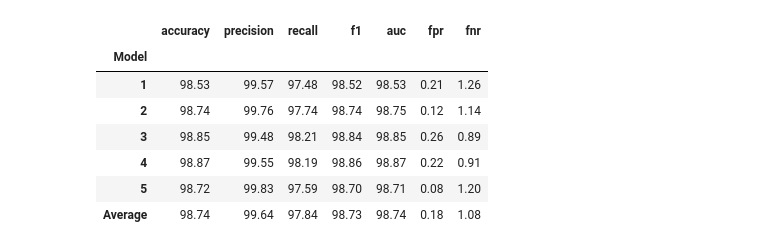
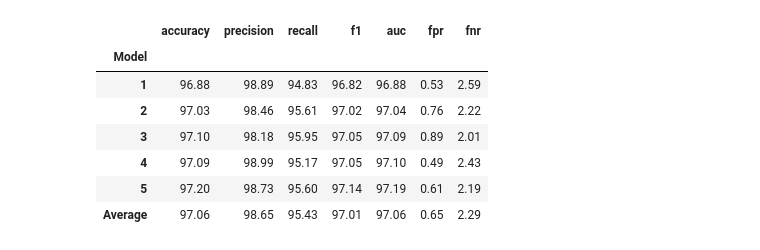
Before and after one commit to JackGreenaway/final_project, a Jupyter notebook: models/neural-network.ipynb, the cells around one changed output. Saved outputs shown, nothing was run; the diff lists cells and outputs as text; code cells hidden in the pictures.

```diff
--- a/models/neural-network.ipynb
+++ b/models/neural-network.ipynb
@@ -17,4 +17,4 @@ from keras.layers import Dense, Dropout
 from pickle import load
 # %%
 # raw_data = pd.read_csv(r"../data/processed_data/undersampled_train.csv", index_col=0)
-raw_data = pd.read_csv(r"../data/processed_data/complete_data.csv", index_col=0)
+data = pd.read_csv(r"../data/processed_data/complete_data.csv", index_col=0)
@@ -40,3 +35,7 @@ kf_x, kf_y = x_scaled[int(len(x_scaled) * split):], y[int(len(y) * split):] # kf
+# %%
+# scale the data for hyperparameter tuning
+scaler = StandardScaler()
+hp_x = scaler.fit_transform(hp_x)
 # %%
 def model_builder(hp):
     model = Sequential()
@@ -155,8 +142,12 @@ _________________________________________________________________
 # %%
 kfold = KFold(n_splits=5, shuffle=True, random_state=663)
 
-results = pd.DataFrame(columns=["accuracy", "precision", "recall", "f1", "auc", "fpr", "fnr"])
+results = pd.DataFrame(
+    columns=["accuracy", "precision", "recall", "f1", "auc", "fpr", "fnr"]
+)
 results.index.name = "Model"
+
+model = keras.models.load_model(f"neural_network/{project}/")
 
 counter = 1
 confusion_matrix_sum = None
@@ -165,9 +156,13 @@ for train_index, test_index in kfold.split(kf_x):
     x_train, x_test = kf_x[train_index], kf_x[test_index]
     y_train, y_test = kf_y[train_index], kf_y[test_index]
 
+    # scale x features
+    scaler = StandardScaler()
+    x_train, x_test = scaler.fit_transform(x_train), scaler.transform(x_test)
+
     # fit model to train set
-    model = hpModel.fit(kf_x, kf_y, epochs=10, batch_size=64, callbacks=earlyStop)
-    y_pred = hpModel.predict(x_test)
+    trained_model = model.fit(x_train, y_train, epochs=10, batch_size=64, callbacks=earlyStop)
+    y_pred = model.predict(x_test)
 
     y_pred_binary = np.where(y_pred >= 0.5, 1, 0)
 
@@ -190,12 +185,14 @@ for train_index, test_index in kfold.split(kf_x):
     counter += 1
 
 # calculate the average over all models
-results.loc["Average"] = [results.accuracy.mean(),
-                        results.precision.mean(),
-                        results.recall.mean(),
-                        results.f1.mean(),
-                        results.auc.mean(),
-                        results.fpr.mean(),
-                        results.fnr.mean()]
+results.loc["Average"] = [
+    results.accuracy.mean(),
+    results.precision.mean(),
+    results.recall.mean(),
+    results.f1.mean(),
+    results.auc.mean(),
+    results.fpr.mean(),
+    results.fnr.mean(),
+]
 # %% [output]
 Epoch 1/10
@@ -217,18 +214,18 @@ Epoch 3/10
 Fold 5 completed
 # %%
+# save to csv for easy viewing
+results.to_csv(f"../results/neural_network/scores-{project}.csv")
+
 results.round(4) * 100
-
-# save to csv for easy viewing
-# results.to_csv(r"../results/neural-network-scores-1.04")
 # %% [output]
 |  | accuracy | precision | recall | f1 | auc | fpr | fnr |
 | Model |  |  |  |  |  |  |  |
-| 1 | 98.53 | 99.57 | 97.48 | 98.52 | 98.53 | 0.21 | 1.26 |
-| 2 | 98.74 | 99.76 | 97.74 | 98.74 | 98.75 | 0.12 | 1.14 |
-| 3 | 98.85 | 99.48 | 98.21 | 98.84 | 98.85 | 0.26 | 0.89 |
-| 4 | 98.87 | 99.55 | 98.19 | 98.86 | 98.87 | 0.22 | 0.91 |
-| 5 | 98.72 | 99.83 | 97.59 | 98.70 | 98.71 | 0.08 | 1.20 |
-| Average | 98.74 | 99.64 | 97.84 | 98.73 | 98.74 | 0.18 | 1.08 |
+| 1 | 96.88 | 98.89 | 94.83 | 96.82 | 96.88 | 0.53 | 2.59 |
+| 2 | 97.03 | 98.46 | 95.61 | 97.02 | 97.04 | 0.76 | 2.22 |
+| 3 | 97.10 | 98.18 | 95.95 | 97.05 | 97.09 | 0.89 | 2.01 |
+| 4 | 97.09 | 98.99 | 95.17 | 97.05 | 97.10 | 0.49 | 2.43 |
+| 5 | 97.20 | 98.73 | 95.60 | 97.14 | 97.19 | 0.61 | 2.19 |
+| Average | 97.06 | 98.65 | 95.43 | 97.01 | 97.06 | 0.65 | 2.29 |
 # %%
 # save confusion matrix
 cm_df = pd.DataFrame(confusion_matrix_sum)
```
Also changed, not shown: parts of 11 cells of this notebook, 45 other files.
